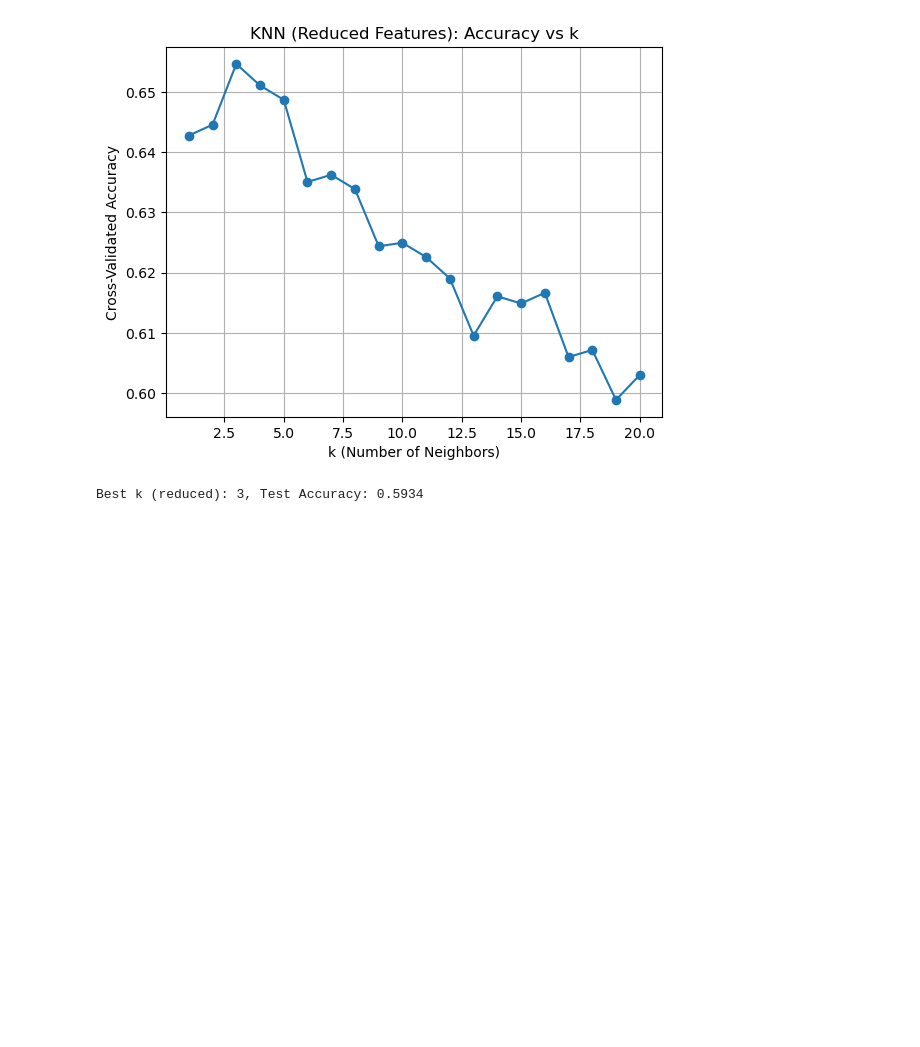
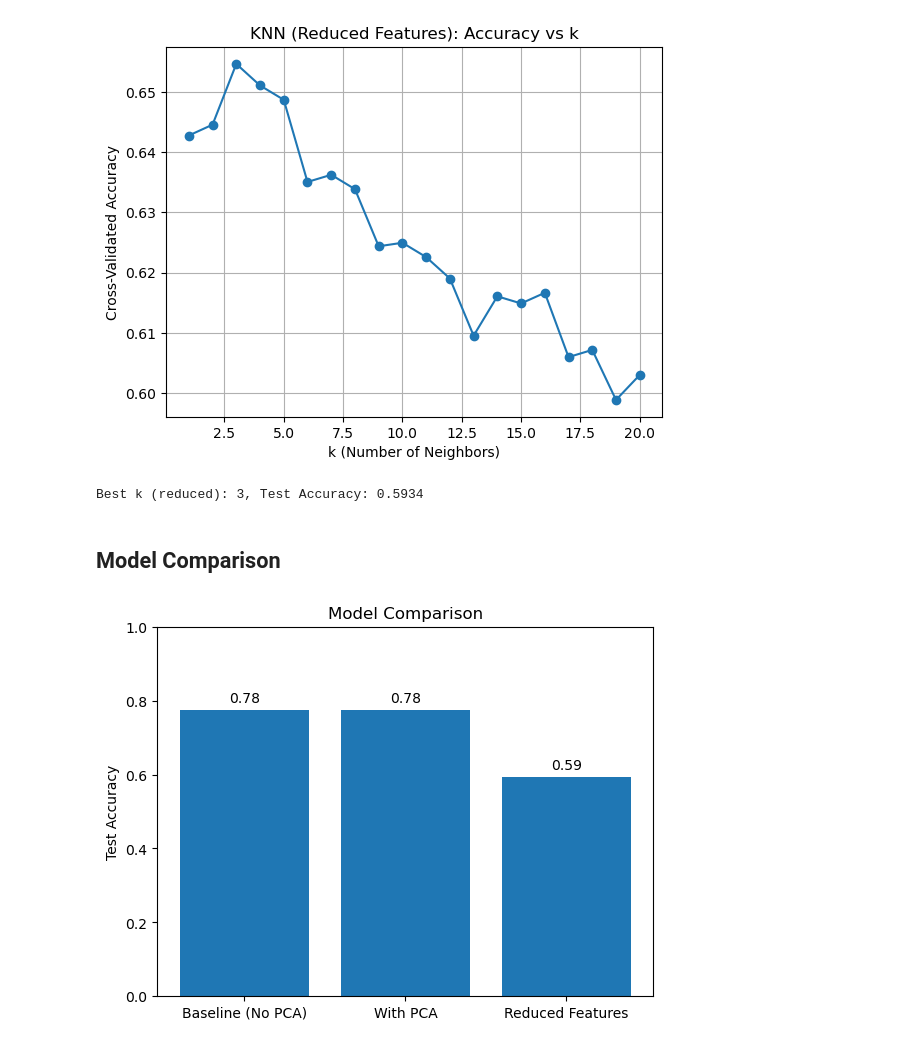
Before and after one commit to nicolasreichardt/ml-project-obesity-prediction, a Jupyter notebook: notebooks/PCA_KNN.ipynb, the cells around one changed output. Drawn from its saved outputs; the diff is of its cells as text; code cells hidden in the pictures; blank space fills up the shorter version.

```diff
--- a/notebooks/PCA_KNN.ipynb
+++ b/notebooks/PCA_KNN.ipynb
@@ -228,3 +255,17 @@ print(f"Best k (reduced): {best_k_reduced}, Test Accuracy: {test_acc_reduced:.4f
 # %% [output]
 [figure]
 Best k (reduced): 3, Test Accuracy: 0.5934
+# %% [markdown]
+## Model Comparison
+# %%
+labels = ['Baseline (No PCA)', 'With PCA', 'Reduced Features']
+accuracies = [test_acc_knn, test_acc_pca_knn, test_acc_reduced]
+
+plt.bar(labels, accuracies)
+plt.ylabel('Test Accuracy')
+plt.title('Model Comparison')
+plt.ylim(0, 1)
+for i, v in enumerate(accuracies):
+    plt.text(i, v + 0.02, f"{v:.2f}", ha='center')
+# %% [output]
+[figure, added]
```
Also changed, not shown: parts of 21 cells of this notebook, 6 other files.
